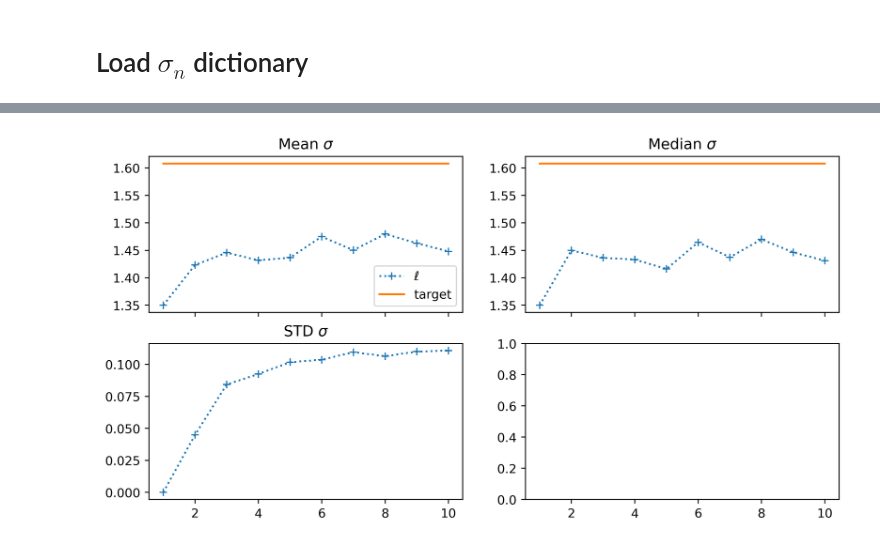
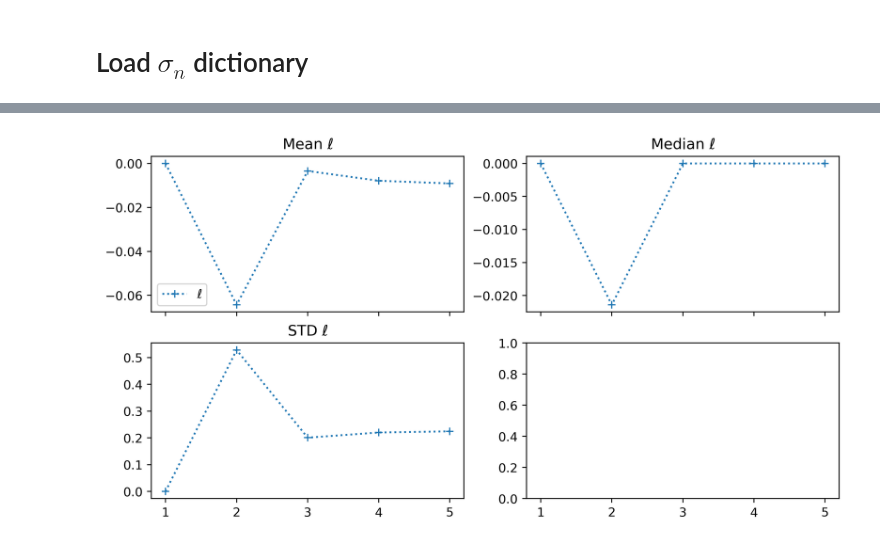
Before and after one commit to arashfahim/reduction-method-for-fully-nonlinear-PDEs, a Jupyter notebook: sigma_convergence.ipynb, the cells around one changed output, grey strips where cells are left out. Saved outputs shown, nothing was run; the diff lists cells and outputs as text; code cells hidden in the pictures.

```diff
--- a/sigma_convergence.ipynb
+++ b/sigma_convergence.ipynb
@@ -5,5 +5,6 @@ import matplotlib.pyplot as plt
 import os
 import json
 # %%
-!ls -l -t *.json
+files = !ls -t *.json
+files
 # %% [output]
@@ -28,7 +29,7 @@ import json
 # Load $\sigma_n$ dictionary
 # %%
 path = os.getcwd()
-file = os.path.join(path,"iterations_1e-1_ell_only_20240825-0828.json")
+file = os.path.join(path,files[0])
 with open(file, 'r') as f:
     data = json.load(f)
 # %%
@@ -69,36 +116,36 @@ for i in range(0,n):
         # z0 = np.array([[i+1,data[str(i)]['min(nabla u , ell)']['mean']]])
         x1 = np.concatenate((x1,np.array([[i+1,data[str(i)]['ell']['median']]])),axis=0)
         # y1 = np.array([[i+1,data[str(i)]['nabla u * ell']['median']]])
         # z1 = np.array([[i+1,data[str(i)]['min(nabla u , ell)']['median']]])
         x2 = np.concatenate((x2,np.array([[i+1,data[str(i)]['ell']['std']]])),axis=0)
         # y2 = np.array([[i+1,data[str(i)]['nabla u * ell']['std']]])
         # z2 = np.array([[i+1,data[str(i)]['min(nabla u , ell)']['std']]])
     else:
         x0 = np.concatenate((x0,np.array([[i+1,data[str(i)]['ell']['mean']]])),axis=0)
         # y0 = np.concatenate((y0,np.array([[i+1,data[str(i)]['nabla u * ell']['mean']]])),axis=0)
         # z0 = np.concatenate((z0,np.array([[i+1,data[str(i)]['min(nabla u , ell)']['mean']]])),axis=0)
         x1 = np.concatenate((x1,np.array([[i+1,data[str(i)]['ell']['median']]])),axis=0)
         # y1 = np.concatenate((y1,np.array([[i+1,data[str(i)]['nabla u * ell']['median']]])),axis=0)
         # z1 = np.concatenate((z1,np.array([[i+1,data[str(i)]['min(nabla u , ell)']['median']]])),axis=0)
         x2 = np.concatenate((x2,np.array([[i+1,data[str(i)]['ell']['std']]])),axis=0)
         # y2 = np.concatenate((y2,np.array([[i+1,data[str(i)]['nabla u * ell']['std']]])),axis=0)
         # z2 = np.concatenate((z2,np.array([[i+1,data[str(i)]['min(nabla u , ell)']['std']]])),axis=0)
 ax[0][0].plot(x0[:,0],x0[:,1],label = r'$\ell$',linestyle=':', marker='+')
 # ax[0][0].plot(y0[:,0],y0[:,1],label = r'$\ell\nabla u$',linestyle='-.', marker='*')
 # ax[0][0].plot(z0[:,0],z0[:,1],label = r'$(-\nabla u) \vee(\nabla u \wedge \ell)$',linestyle='--', marker='o')
-ax[0][0].plot(x0[:,0],data['optimal']*np.ones(x0.shape[0]),label='target');
-ax[0][0].set_title(r'Mean $\sigma$');
+# ax[0][0].plot(x0[:,0],data['optimal']*np.ones(x0.shape[0]),label='target');
+ax[0][0].set_title(r'Mean $\ell$');
 # ax[0][0].set_xticks s([int(l) for l in x0[:,0]])
 ax[0][1].plot(x1[:,0],x1[:,1],label = r'$\ell$',linestyle=':', marker='+')
 # ax[0][1].plot(y1[:,0],y1[:,1],label = r'$\nabla u \ell$',linestyle='-.', marker='*')
 # ax[0][1].plot(z1[:,0],z1[:,1],label = r'$(-\nabla u) \vee(\nabla u \wedge \ell)$',linestyle='--', marker='o')
-ax[0][1].plot(x1[:,0],data['optimal']*np.ones(x1.shape[0]),label='target');
-ax[0][1].set_title(r'Median $\sigma$');
+# ax[0][1].plot(x1[:,0],data['optimal']*np.ones(x1.shape[0]),label='target');
+ax[0][1].set_title(r'Median $\ell$');
 ax[1][0].plot(x2[:,0],x2[:,1],label = r'$\ell$',linestyle=':', marker='+')
 # ax[1][0].plot(y2[:,0],y2[:,1],label = r'$\ell\nabla u$',linestyle='-.', marker='*')
 # ax[1][0].plot(z2[:,0],z2[:,1],label = r'$(-\nabla u) \vee(\nabla u \wedge \ell)$',linestyle='--', marker='o')
 # ax[1][0].plot(x2[:,0],np.zeros(x0.shape[0]),label='target');
-ax[1][0].set_title(r'STD $\sigma$');
+ax[1][0].set_title(r'STD $\ell$');
 ax[0][0].legend();
 # %% [output]
-[figure, old version]
+[figure, new version]
```
Also changed, not shown: parts of 4 cells of this notebook, 18 other files.
